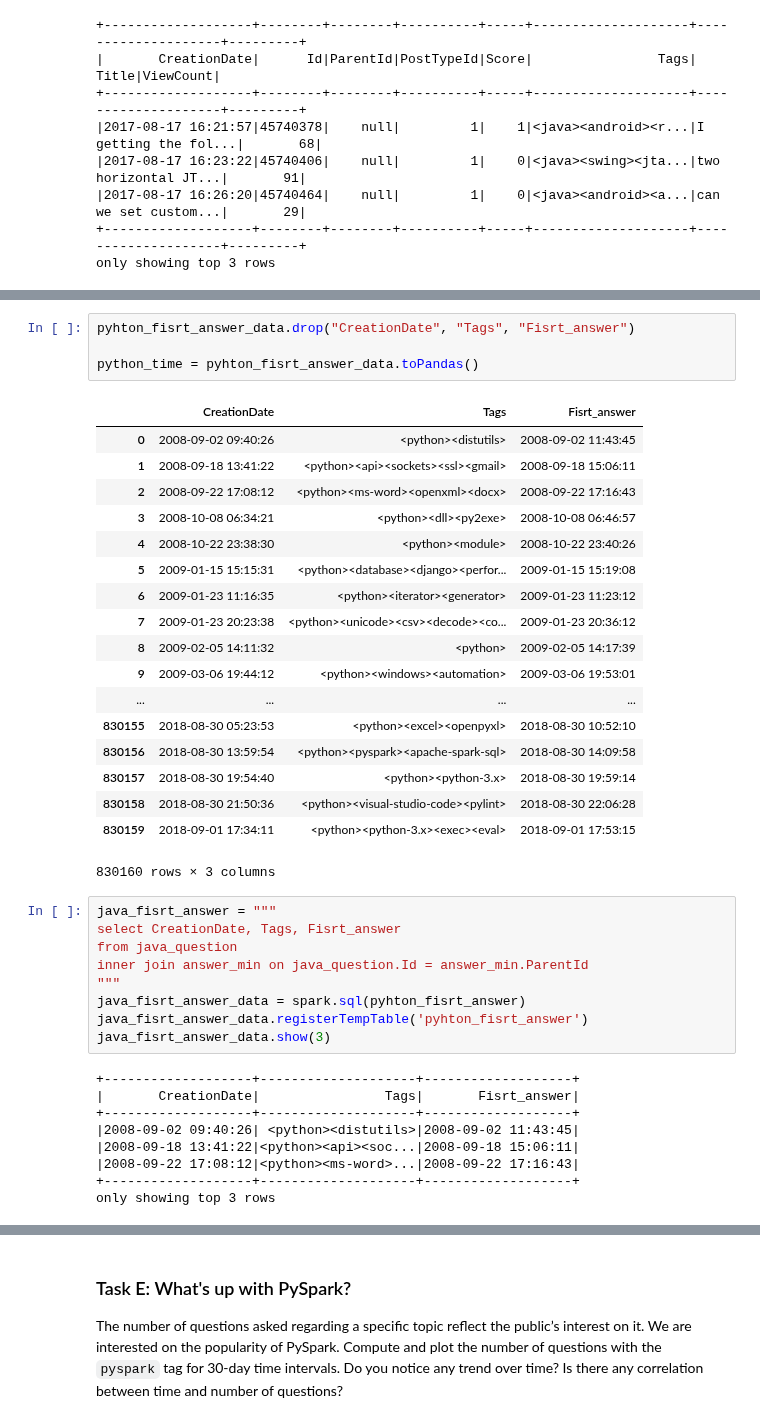
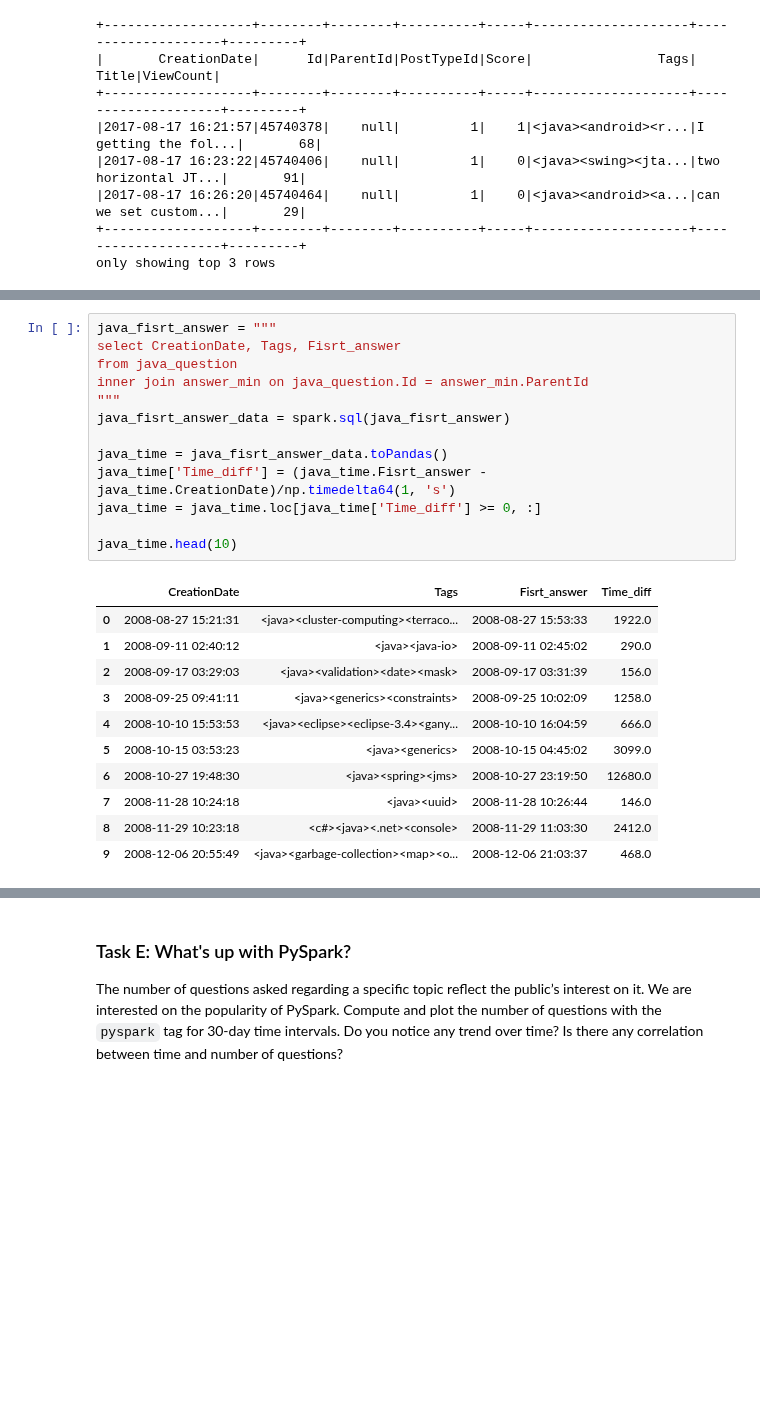
Before and after one commit to vbruttin/ada_homeworks, a Jupyter notebook: Homework3.ipynb, the cells around one changed output, grey strips where cells are left out. Drawn from its saved outputs; the diff is of its cells as text; blank space fills up the shorter version.

```diff
--- a/Homework3.ipynb
+++ b/Homework3.ipynb
@@ -353,41 +335,25 @@ AnalysisException: "cannot resolve '(answer_min.`Fisrt_answer` - python_question
-# %%
-pyhton_fisrt_answer_data.drop("CreationDate", "Tags", "Fisrt_answer")
-
-python_time = pyhton_fisrt_answer_data.toPandas()
-# %% [output]
-|  | CreationDate | Tags | Fisrt_answer |
-| 0 | 2008-09-02 09:40:26 | <python><distutils> | 2008-09-02 11:43:45 |
-| 1 | 2008-09-18 13:41:22 | <python><api><sockets><ssl><gmail> | 2008-09-18 15:06:11 |
-| 2 | 2008-09-22 17:08:12 | <python><ms-word><openxml><docx> | 2008-09-22 17:16:43 |
-| 3 | 2008-10-08 06:34:21 | <python><dll><py2exe> | 2008-10-08 06:46:57 |
-| 4 | 2008-10-22 23:38:30 | <python><module> | 2008-10-22 23:40:26 |
-| 5 | 2009-01-15 15:15:31 | <python><database><django><perfor... | 2009-01-15 15:19:08 |
-| 6 | 2009-01-23 11:16:35 | <python><iterator><generator> | 2009-01-23 11:23:12 |
-| 7 | 2009-01-23 20:23:38 | <python><unicode><csv><decode><co... | 2009-01-23 20:36:12 |
-| 8 | 2009-02-05 14:11:32 | <python> | 2009-02-05 14:17:39 |
-| 9 | 2009-03-06 19:44:12 | <python><windows><automation> | 2009-03-06 19:53:01 |
-| ... | ... | ... | ... |
-| 830155 | 2018-08-30 05:23:53 | <python><excel><openpyxl> | 2018-08-30 10:52:10 |
-| 830156 | 2018-08-30 13:59:54 | <python><pyspark><apache-spark-sql> | 2018-08-30 14:09:58 |
-| 830157 | 2018-08-30 19:54:40 | <python><python-3.x> | 2018-08-30 19:59:14 |
-| 830158 | 2018-08-30 21:50:36 | <python><visual-studio-code><pylint> | 2018-08-30 22:06:28 |
-| 830159 | 2018-09-01 17:34:11 | <python><python-3.x><exec><eval> | 2018-09-01 17:53:15 |
-830160 rows × 3 columns
 # %%
 java_fisrt_answer = """
 select CreationDate, Tags, Fisrt_answer
 from java_question
 inner join answer_min on java_question.Id = answer_min.ParentId
 """
-java_fisrt_answer_data = spark.sql(pyhton_fisrt_answer)
-java_fisrt_answer_data.registerTempTable('pyhton_fisrt_answer')
-java_fisrt_answer_data.show(3)
+java_fisrt_answer_data = spark.sql(java_fisrt_answer)
+
+java_time = java_fisrt_answer_data.toPandas()
+java_time['Time_diff'] = (java_time.Fisrt_answer - java_time.CreationDate)/np.timedelta64(1, 's')
+java_time = java_time.loc[java_time['Time_diff'] >= 0, :]
+
+java_time.head(10)
 # %% [output]
-+-------------------+--------------------+-------------------+
-|       CreationDate|                Tags|       Fisrt_answer|
-+-------------------+--------------------+-------------------+
-|2008-09-02 09:40:26| <python><distutils>|2008-09-02 11:43:45|
-|2008-09-18 13:41:22|<python><api><soc...|2008-09-18 15:06:11|
-|2008-09-22 17:08:12|<python><ms-word>...|2008-09-22 17:16:43|
-+-------------------+--------------------+-------------------+
-only showing top 3 rows
+|  | CreationDate | Tags | Fisrt_answer | Time_diff |
+| 0 | 2008-08-27 15:21:31 | <java><cluster-computing><terraco... | 2008-08-27 15:53:33 | 1922.0 |
+| 1 | 2008-09-11 02:40:12 | <java><java-io> | 2008-09-11 02:45:02 | 290.0 |
+| 2 | 2008-09-17 03:29:03 | <java><validation><date><mask> | 2008-09-17 03:31:39 | 156.0 |
+| 3 | 2008-09-25 09:41:11 | <java><generics><constraints> | 2008-09-25 10:02:09 | 1258.0 |
+| 4 | 2008-10-10 15:53:53 | <java><eclipse><eclipse-3.4><gany... | 2008-10-10 16:04:59 | 666.0 |
+| 5 | 2008-10-15 03:53:23 | <java><generics> | 2008-10-15 04:45:02 | 3099.0 |
+| 6 | 2008-10-27 19:48:30 | <java><spring><jms> | 2008-10-27 23:19:50 | 12680.0 |
+| 7 | 2008-11-28 10:24:18 | <java><uuid> | 2008-11-28 10:26:44 | 146.0 |
+| 8 | 2008-11-29 10:23:18 | <c#><java><.net><console> | 2008-11-29 11:03:30 | 2412.0 |
+| 9 | 2008-12-06 20:55:49 | <java><garbage-collection><map><o... | 2008-12-06 21:03:37 | 468.0 |
```
Also changed, not shown: parts of 7 cells of this notebook.
